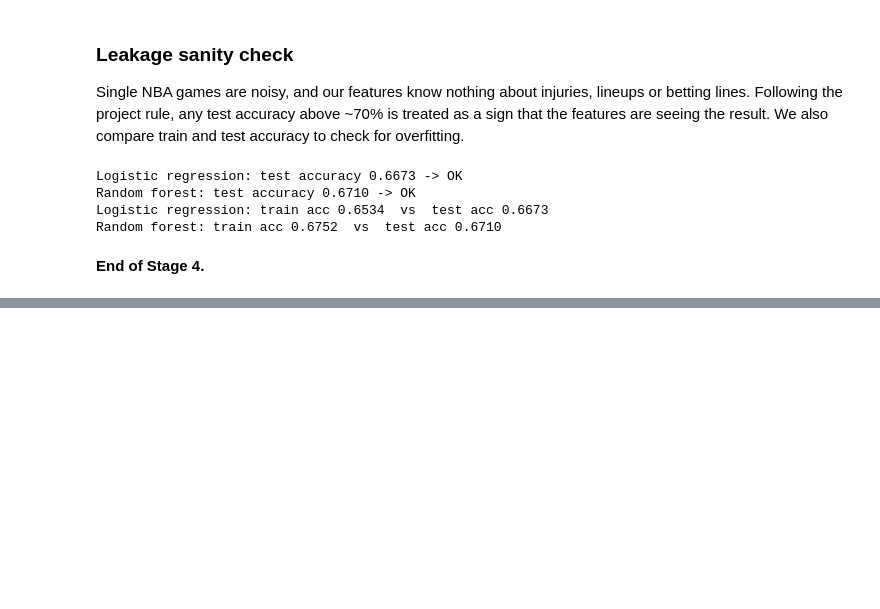
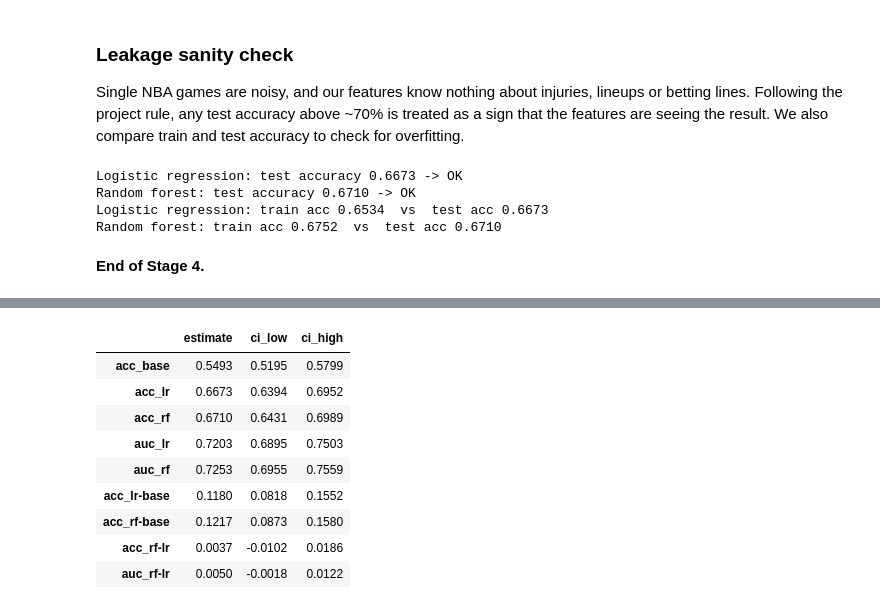
Before and after one commit to sameed102/NBA-Game-Predictor, a Jupyter notebook: nba_home_win_predictor.ipynb, the cells around one changed output, grey strips where cells are left out. Cells and saved outputs as stored; diff of their text form; code cells hidden in the pictures; blank space fills up the shorter version.

```diff
--- a/nba_home_win_predictor.ipynb
+++ b/nba_home_win_predictor.ipynb
@@ -610,0 +622,37 @@ Random forest: train acc 0.6752  vs  test acc 0.6710
+# %%
+N_BOOT = 2000
+rng = np.random.default_rng(42)
+y = y_test.to_numpy()
+p_lr, p_rf = test_proba["Logistic regression"], test_proba["Random forest"]
+pred_lr, pred_rf = (p_lr >= 0.5).astype(int), (p_rf >= 0.5).astype(int)
+
+boot = {k: [] for k in ["acc_base", "acc_lr", "acc_rf", "auc_lr", "auc_rf",
+                        "acc_lr-base", "acc_rf-base", "acc_rf-lr", "auc_rf-lr"]}
+for _ in range(N_BOOT):
+    idx = rng.integers(0, len(y), len(y))
+    yb = y[idx]
+    a_base, a_lr, a_rf = yb.mean(), (pred_lr[idx] == yb).mean(), (pred_rf[idx] == yb).mean()
+    u_lr, u_rf = roc_auc_score(yb, p_lr[idx]), roc_auc_score(yb, p_rf[idx])
+    for k, v in zip(boot, [a_base, a_lr, a_rf, u_lr, u_rf, a_lr - a_base, a_rf - a_base, a_rf - a_lr, u_rf - u_lr]):
+        boot[k].append(v)
+
+point = {"acc_base": baseline_acc, "acc_lr": accuracy_score(y, pred_lr), "acc_rf": accuracy_score(y, pred_rf),
+         "auc_lr": roc_auc_score(y, p_lr), "auc_rf": roc_auc_score(y, p_rf)}
+point.update({"acc_lr-base": point["acc_lr"] - point["acc_base"], "acc_rf-base": point["acc_rf"] - point["acc_base"],
+              "acc_rf-lr": point["acc_rf"] - point["acc_lr"], "auc_rf-lr": point["auc_rf"] - point["auc_lr"]})
+
+ci_df = pd.DataFrame({k: {"estimate": point[k],
+                          "ci_low": np.percentile(v, 2.5), "ci_high": np.percentile(v, 97.5)}
+                      for k, v in boot.items()}).T
+ci_df.round(4)
+# %% [output]
+|  | estimate | ci_low | ci_high |
+| acc_base | 0.5493 | 0.5195 | 0.5799 |
+| acc_lr | 0.6673 | 0.6394 | 0.6952 |
+| acc_rf | 0.6710 | 0.6431 | 0.6989 |
+| auc_lr | 0.7203 | 0.6895 | 0.7503 |
+| auc_rf | 0.7253 | 0.6955 | 0.7559 |
+| acc_lr-base | 0.1180 | 0.0818 | 0.1552 |
+| acc_rf-base | 0.1217 | 0.0873 | 0.1580 |
+| acc_rf-lr | 0.0037 | -0.0102 | 0.0186 |
+| auc_rf-lr | 0.0050 | -0.0018 | 0.0122 |
```
Also changed, not shown: parts of 10 cells of this notebook, 4 other files.
